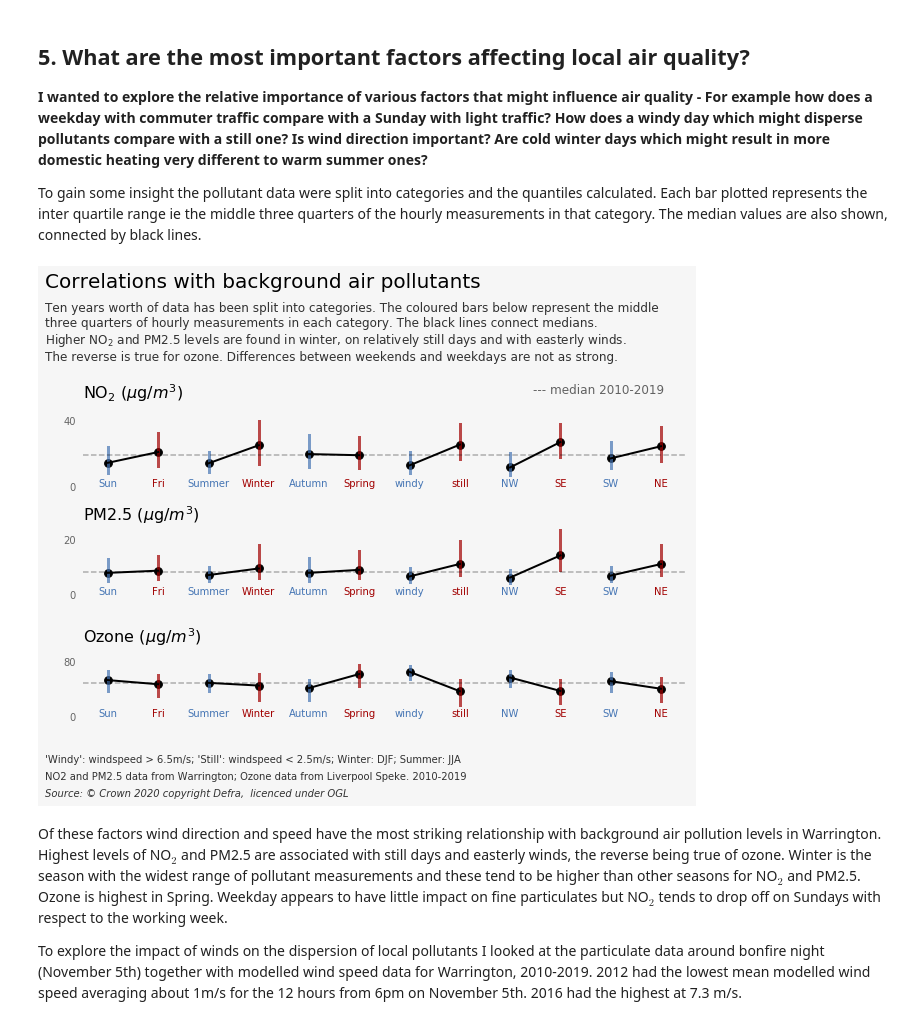
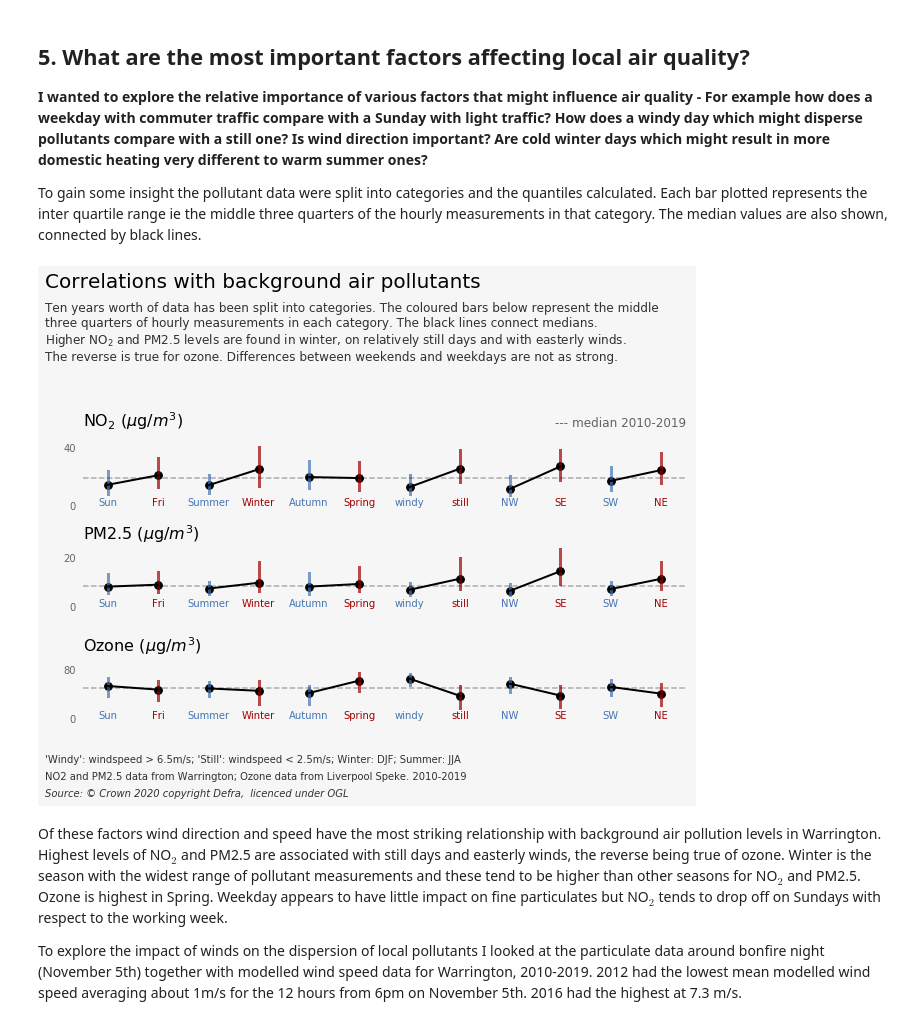
Before and after one commit to wriggy/air-datavis, a Jupyter notebook: A2_WAR_AQ.ipynb, the cells around one changed output. Cells and saved outputs as stored; diff of their text form; code cells hidden in the pictures.

```diff
--- a/A2_WAR_AQ.ipynb
+++ b/A2_WAR_AQ.ipynb
@@ -487,19 +484,13 @@ To gain some insight the pollutant data were split into categories and the quant
 def factors_iqr(SITE = WAR, POL = 'no2'):
 # split data into categories and create dataframe of 25, 50 and 75 percentiles for each category
 # NB fewer records in 'windy' category at Speke than Warrington; 3x as many SW as NE
-    # dataframe to hold data split into categories
     X = pd.DataFrame({"pol" : SITE[POL] , 'temp' : SITE['temp'], 'ws' : SITE['ws'] , 'wd' : SITE['wd']})
     # create category for wind directions - 90 degree intervals
     X['wd_cat'] = pd.cut(X.wd,[0,90,180,270,361], labels = ['NE','SE','SW','NW'])
-    ## season categories - 1 hot encoding
-    X['month'] = X.index.month
-    X['Winter'] =  np.where( ( (X['month'] == 1) | (X['month'] ==2)  | (X['month'] ==12) ), 1, 0)
-    X['Spring'] =  np.where( ( (X['month'] == 3) | (X['month'] ==4)  | (X['month'] ==5)  ), 1, 0)
-    X['Summer'] =  np.where( ( (X['month'] == 6) | (X['month'] ==7)  | (X['month'] ==8)  ), 1, 0)
-    X['Autumn'] =  np.where( ( (X['month'] == 9) | (X['month'] ==10) | (X['month'] ==11) ), 1, 0)
+    ## season categories , 1 = winter (DJF) etc
+    X['season'] = [(month%12 + 3)//3 for month in X.index.month]
 
-    #print X.tail()
-    #print("Record counts for each factor:")
+    #print("Record counts:")
     #print("windy", X.pol[(X.ws > 6.5)].count() )
     #print("still", X.pol[(X.ws < 2.5)].count() )
     #print("NE", X.pol[(X.wd_cat == 'NE')].count())
@@ -509,17 +500,15 @@ def factors_iqr(SITE = WAR, POL = 'no2'):
 
     qntls = pd.DataFrame()
     qntls[POL] = X.pol.quantile([.25,.50,.75])
-    qntls['Spring'] = X.pol[(X.Spring == 1)].quantile([.25,.50,.75])
-    qntls['Summer'] = X.pol[(X.Summer == 1)].quantile([.25,.50,.75])
-    qntls['Autumn'] = X.pol[(X.Autumn == 1)].quantile([.25,.50,.75])
-    qntls['Winter'] = X.pol[(X.Winter == 1)].quantile([.25,.50,.75])
-
+    qntls['Winter'] = X.pol[X.season==1].quantile([.25,.50,.75])
+    qntls['Spring'] = X.pol[X.season==2].quantile([.25,.50,.75])
+    qntls['Summer'] = X.pol[X.season==3].quantile([.25,.50,.75])
+    qntls['Autumn'] = X.pol[X.season==4].quantile([.25,.50,.75])
     qntls['Sun'] = X.pol[(X.index.dayofweek == 6)].quantile([.25,.50,.75])
     qntls['Fri'] = X.pol[(X.index.dayofweek == 4)].quantile([.25,.50,.75])
 
     qntls['windy'] = X.pol[(X.ws > 6.5)].quantile([.25,.50,.75])
     qntls['still'] = X.pol[(X.ws < 2.5)].quantile([.25,.50,.75])
-
     qntls['NE'] = X.pol[(X.wd_cat == 'NE')].quantile([.25,.50,.75])
     qntls['SE'] = X.pol[(X.wd_cat == 'SE')].quantile([.25,.50,.75])
     qntls['SW'] = X.pol[(X.wd_cat == 'SW')].quantile([.25,.50,.75])
@@ -548,43 +537,40 @@ def plot_fac_iqrs(ax, qntls, pol_label='NO$_2$',yticks=[0,40]
 
     return(ax)
 # %%
+fig, (ax1,ax2,ax3) = plt.subplots(3,1,subplot_kw=dict(frameon=False))
+
 df = WAR['2010':'2019']
-
-fig = plt.figure()
 qntls = factors_iqr(df, 'no2')
-ax1 = plt.subplot(311, frameon=False)
 ax1 = plot_fac_iqrs(ax1,qntls,pol_label='NO$_2$', yticks=[0,40]
         ,facs = [['Fri','Sun'],['Winter','Summer'],['Spring','Autumn'],['still','windy'],['SE','NW'],['NE','SW']])
 ax1.set_ylim(0,50)
+ax1.set_title('--- median 2010-2019', alpha=0.6,fontsize=12, loc='right')
 
 qntls = factors_iqr(df, 'pm2.5')
-ax2 = plt.subplot(312, frameon=False)
 ax2 = plot_fac_iqrs(ax2,qntls,pol_label='PM2.5',yticks=[0,20]
          ,facs = [['Fri','Sun'],['Winter','Summer'],['Spring','Autumn'],['still','windy'],['SE','NW'],['NE','SW']])
 ax2.set_ylim(-5,25)
 
 df = LVP['2010':'2019']
 qntls = factors_iqr(df, 'o3')
-ax3 = plt.subplot(313, frameon=False)
 ax3 = plot_fac_iqrs(ax3,qntls,pol_label='Ozone', yticks=[0,80]
         ,facs = [['Fri','Sun'],['Winter','Summer'],['Spring','Autumn'],['still','windy'],['SE','NW'],['NE','SW']])
 ax3.set_ylim(-20,100)
 
-fig.tight_layout(rect=[.05, .13, .95, 0.78])
+fig.tight_layout(rect=[.05, .13, .95, 0.73])
 fig.text(.04,.95, 'Correlations with background air pollutants', fontdict=h1)
 fig.text(.04, .9, 'Ten years worth of data has been split into categories. The coloured bars below represent the middle\nthree quarters of'+
          ' hourly measurements in each category. The black lines connect medians.\n' +
          'Higher NO$_2$ and PM2.5 levels are found in winter, on relatively still days and with easterly winds.\n'+
          'The reverse is true for ozone. Differences between weekends and weekdays are not as strong.', fontdict=h2)
 fig.text(.04, .1, '\'Windy\': windspeed > 6.5m/s; \'Still\': windspeed < 2.5m/s; Winter: DJF; Summer: JJA', fontdict=h3)
 fig.text(.04, .07, 'NO2 and PM2.5 data from Warrington; Ozone data from Liverpool Speke. 2010-2019', fontdict=h3)
-fig.text(.9,.74, '--- median 2010-2019', alpha=0.6,fontsize=12, ha='right')
 fig.text(0.04,0.04,"Source: © Crown 2020 copyright Defra,  licenced under OGL", fontdict=h4)
 
 plt.savefig("vis/F9_WAR_correlations.png", dpi=90)
 plt.show()
 # %% [output]
-[figure, old version]
+[figure, new version]
 # %% [markdown]
 Of these factors wind direction and speed have the most striking relationship with background air pollution levels in Warrington. Highest levels of NO$_2$ and PM2.5 are associated with still days and easterly winds, the reverse being true of ozone. Winter is the season with the widest range of pollutant measurements and these tend to be higher than other seasons for NO$_2$ and PM2.5. Ozone is highest in Spring. Weekday appears to have little impact on fine particulates but NO$_2$ tends to drop off on Sundays with respect to the working week.
 
```
Also changed, not shown: parts of 13 cells of this notebook, 9 other files.
